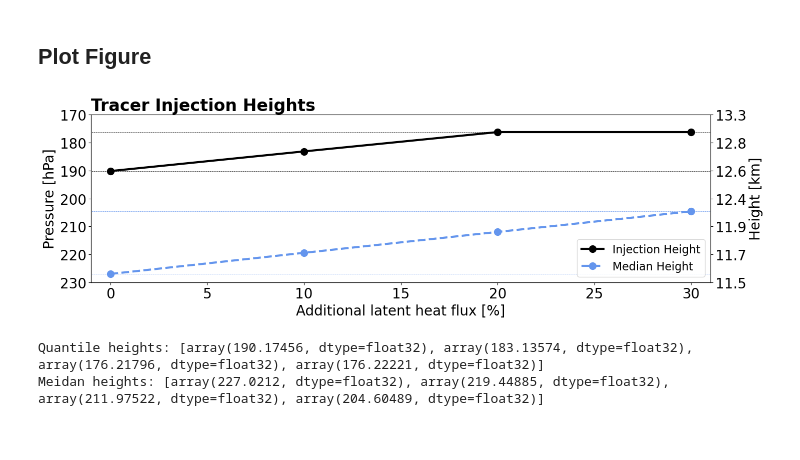
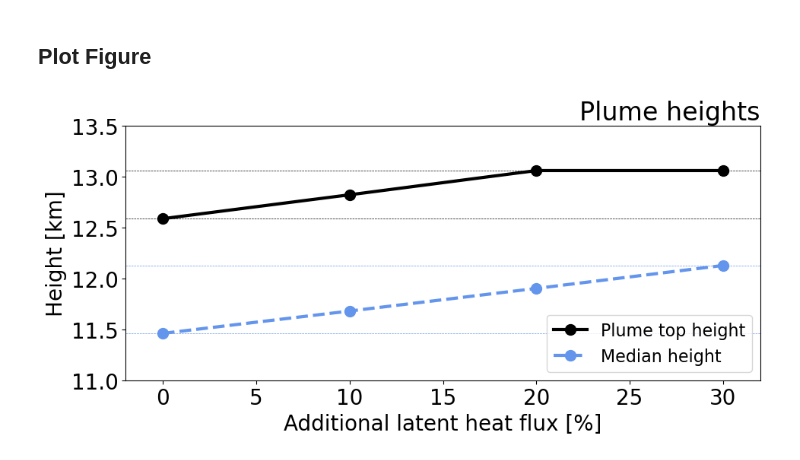
Before and after one commit to MuellerJason/jupyter_notebooks_PyroCB_paper, a Jupyter notebook: fig_06.ipynb, the cells around one changed output. Cells and saved outputs as stored; diff of their text form; code cells hidden in the pictures.

```diff
--- a/fig_06.ipynb
+++ b/fig_06.ipynb
@@ -37,7 +37,7 @@ def quantile_height(ds, var="Qpassive_1", quantile=0.05):
     qplume_100 = qplume_sum.max(dim="height")
     qplume_q = qplume_100 * quantile
     height_q = ds['height'].where(qplume_q < qplume_sum)
-    height_q_min = height_q.min(dim="height")
+    height_q_min = height_q.max(dim="height")
 
     return height_q_min
 
@@ -46,19 +46,22 @@ def dens(d):
     R = 287.1
     densitiy = d.pres / (R * d.temp)
     return densitiy
+# %%
+def override_height(ds, z):
+    return ds.assign_coords(height=z.values)
 # %% [markdown]
 ## Get Data
 # %%
 data_path = "../data/"
 dsref = xr.open_mfdataset("/work/bb1174/user/jason/2024icon/icon/experiments/merged_dsets/merged_les_000.nc", engine = 'netcdf4').isel(time = 4).squeeze()
 
-z = xr.open_mfdataset("/work/bb1174/user/jason/2024icon/icon/experiments/les_000_v2/lon_lat_3d_full_base_DOM01_ML_20191230T120000Z.nc", engine = 'netcdf4').mean("time").squeeze().mean(("lat", "lon"))["z_mc"]
+z = xr.open_mfdataset("/work/bb1174/user/jason/2024icon/icon/experiments/les_000_v2/lon_lat_3d_full_base_DOM01_ML_20191230T120000Z.nc", engine = 'netcdf4').mean("time").squeeze().mean(("lat", "lon"))["z_mc"]/1000
 z = z.assign_coords(height=dsref.height)
 # %%
-ds21 = xr.open_mfdataset(data_path + "exp_021.nc", engine = 'netcdf4').isel(time = slice(3,None)).squeeze()
-ds22 = xr.open_mfdataset(data_path + "exp_022.nc", engine = 'netcdf4').isel(time = slice(3,None)).squeeze()
-ds23 = xr.open_mfdataset(data_path + "exp_023.nc", engine = 'netcdf4').isel(time = slice(3,None)).squeeze()
-ds24 = xr.open_mfdataset(data_path + "exp_024.nc", engine = 'netcdf4').isel(time = slice(3,None)).squeeze()
+ds21 = override_height(xr.open_mfdataset(data_path + "exp_021.nc", engine = 'netcdf4').isel(time = slice(3,None)).squeeze(),z)
+ds22 = override_height(xr.open_mfdataset(data_path + "exp_022.nc", engine = 'netcdf4').isel(time = slice(3,None)).squeeze(),z)
+ds23 = override_height(xr.open_mfdataset(data_path + "exp_023.nc", engine = 'netcdf4').isel(time = slice(3,None)).squeeze(),z)
+ds24 = override_height(xr.open_mfdataset(data_path + "exp_024.nc", engine = 'netcdf4').isel(time = slice(3,None)).squeeze(),z)
 
 dsets = [ds21, ds22, ds23, ds24]
 # %% [markdown]
@@ -79,53 +82,38 @@ for j, ds in enumerate(dsets):
 # %%
 # Define parameters
 
 # Set up y-ticks and figure
-y_ticks = np.arange(150, 510, 10)[::-1]
-fig, ax = plt.subplots(1, figsize=[15, 5])
+y_ticks = np.arange(11,14,0.5)
+fig, ax = plt.subplots(1, figsize=[10, 5])
 
 # Plot injection and median heights
-ax.plot(lhfl, quants1, color="black", linewidth=3, marker="o", markersize=10, label="Injection Height")
-ax.plot(lhfl, quants3, color="cornflowerblue", linewidth=3, marker="o", markersize=10, label="Median Height", linestyle="--")
+ax.plot(lhfl, quants1, color="black", linewidth=3, marker="o", markersize=10, label="Plume top height")
+ax.plot(lhfl, quants3, color="cornflowerblue", linewidth=3, marker="o", markersize=10, label="Median height", linestyle="--")
 
 # Add horizontal lines for start and end quantile heights
 for q_vals, color in zip([quants1, quants3], ["black", "cornflowerblue"]):
     ax.hlines(y=q_vals[0], xmin=-2, xmax=32, color=color, linestyle="--", linewidth=0.5)
     ax.hlines(y=q_vals[-1], xmin=-2, xmax=32, color=color, linestyle="--", linewidth=0.5)
 
 # Set axis properties
-ax.invert_yaxis()
 ax.set_yticks(y_ticks)
 ax.set_yticklabels(y_ticks)
 ax.set_xlabel("Additional latent heat flux [%]")
-ax.set_ylabel("Pressure [hPa]")
-ax.set_title("Tracer Injection Heights", fontweight="bold", loc="left")
-sns.despine(ax=ax)
-
-# Add a second y-axis for height
-ax2 = ax.twinx()
-ax2.invert_yaxis()
-ax2.set_yticks(y_ticks)
-ax2.set_yticklabels(np.round(0.001 * z.sel(height=y_ticks, method="nearest").values, 1))
-ax2.set_ylim(230, 170)
-ax.set_ylim(230, 170)
-ax.set_xlim(-1, 31)
-ax2.set_ylabel("Height [km]")
+ax.set_ylabel("Height [km]")
+ax.set_title("Plume heights",  loc="right")
+ax.set_ylim(11,13.5)
+ax.set_xlim(-2,32)
+#sns.despine(ax=ax)
 
 # Add legends and customize plot appearance
 ax.legend(loc='lower right', fontsize=16)
 
 # Display and save the plot
 plt.tight_layout()
 plt.show()
 
 my_path = "./figs/"
 fig.savefig(my_path + 'fig06.png', dpi=300, bbox_inches='tight')
 fig.savefig(my_path + 'fig06_lq.png', dpi=50, bbox_inches='tight')
 # %% [output]
-[figure, old version]
+[figure, new version]
-# %%
-print("Quantile heights: " + str(quants1))
-print("Meidan heights: " + str(quants3))
-# %% [output]
-Quantile heights: [array(190.17456, dtype=float32), array(183.13574, dtype=float32), array(176.21796, dtype=float32), array(176.22221, dtype=float32)]
-Meidan heights: [array(227.0212, dtype=float32), array(219.44885, dtype=float32), array(211.97522, dtype=float32), array(204.60489, dtype=float32)]
```
Also changed, not shown: 12 other files.
